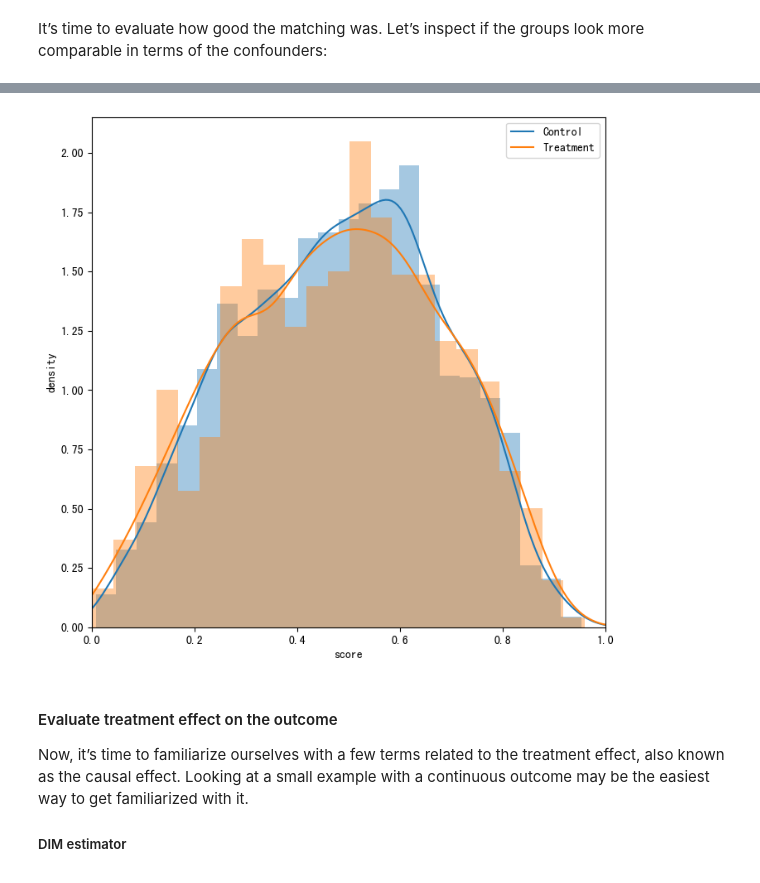
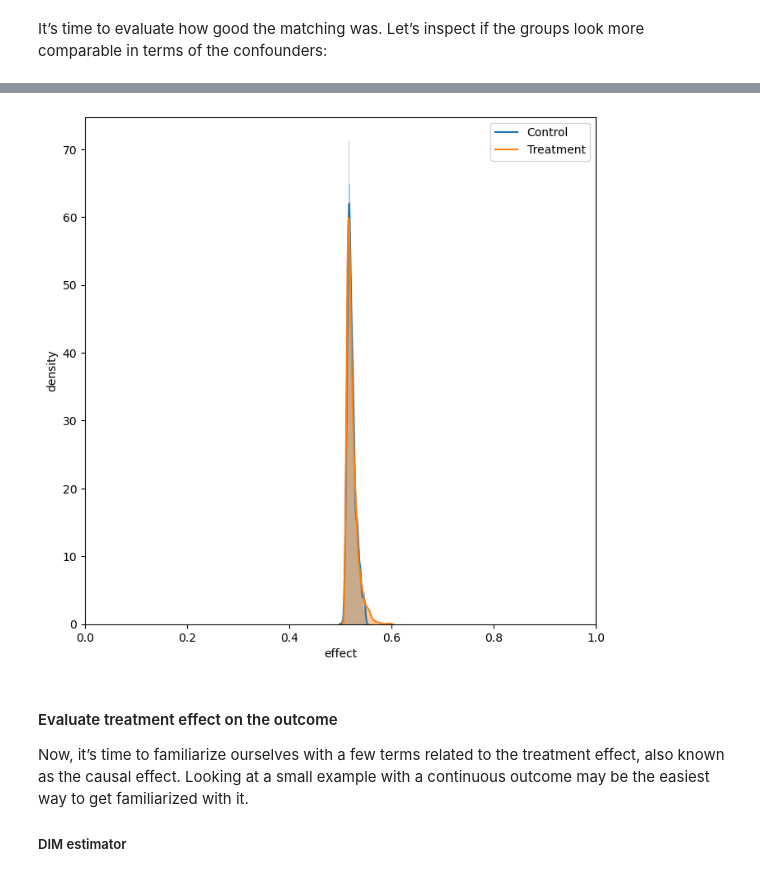
Before and after one commit to Tencent/fast-causal-inference, a Jupyter notebook: examples/demo.ipynb, the cells around one changed output, grey strips where cells are left out. Saved outputs shown, nothing was run; the diff lists cells and outputs as text; code cells hidden in the pictures.

```diff
--- a/examples/demo.ipynb
+++ b/examples/demo.ipynb
@@ -11,8 +11,6 @@ Fast Causal Inference is Tencent's first open-source causal inference project. I
 import time
 import pandas as pd
 # %%
-# opensource or in tencent
 import fast_causal_inference
-fast_causal_inference.set_config(".jupyter/conf.yaml")
-
-sql_instance = fast_causal_inference.create()
+ais = fast_causal_inference.FCIProvider('all_in_sql')
+df = ais.readClickHouse('test_data_small')
@@ -532,10 +418,11 @@ donetime cost: 3.252125937025994 Seconds
 # %% [markdown]
 We will be performing one-to-one matching to find the most similar control records for each passenger in the treatment group. Matching based on the propensity score, which is a balancing score, allows us to ensure that the distribution of confounders between the matched records is likely to be similar.
 # %%
+import time
 table_match = f"{table}_{int(time.time())}_matched"
 fast_causal_inference.clickhouse_create_view(clickhouse_view_name=table_match, sql_statement=f"""
-select *,caliperMatching(if({T}=1,1,-1),score,0.05) AS matchingIndex
-from {table_output} where matchingIndex!=0 """, primary_column="matchingIndex",is_force_materialize=True, is_sql_complete=True, is_use_local=False)
-print("table_match: ",table_match)
-print("sample size:",sql_instance.sql(f"select count(*) as cnt from {table_match}").values[0])
+select *,caliperMatching(if({T}=1,1,-1),effect,0.05) AS matchingIndex
+from {effect_df.getTableName()} where matchingIndex!=0 """, primary_column="matchingIndex",is_force_materialize=True, is_sql_complete=True, is_use_local=True)
+match_df = ais.readClickHouse(table_match)
+match_df
 # %% [output]
@@ -573,4 +490,4 @@ SMD(table_match,T,X)
 # %%
 from fast_causal_inference.lib.tools import *
-matching_plot(table_match,T,'score')
+matching_plot(match_df.getTableName(),T,'effect')
 # %% [output]
@@ -577,4 +511,4 @@ matching_plot(table_match,T,'score')
-[figure, old version]
+[figure, new version]
 # %% [markdown]
 #### Evaluate treatment effect on the outcome
 
```
Also changed, not shown: parts of 38 cells of this notebook, 2 other files.
